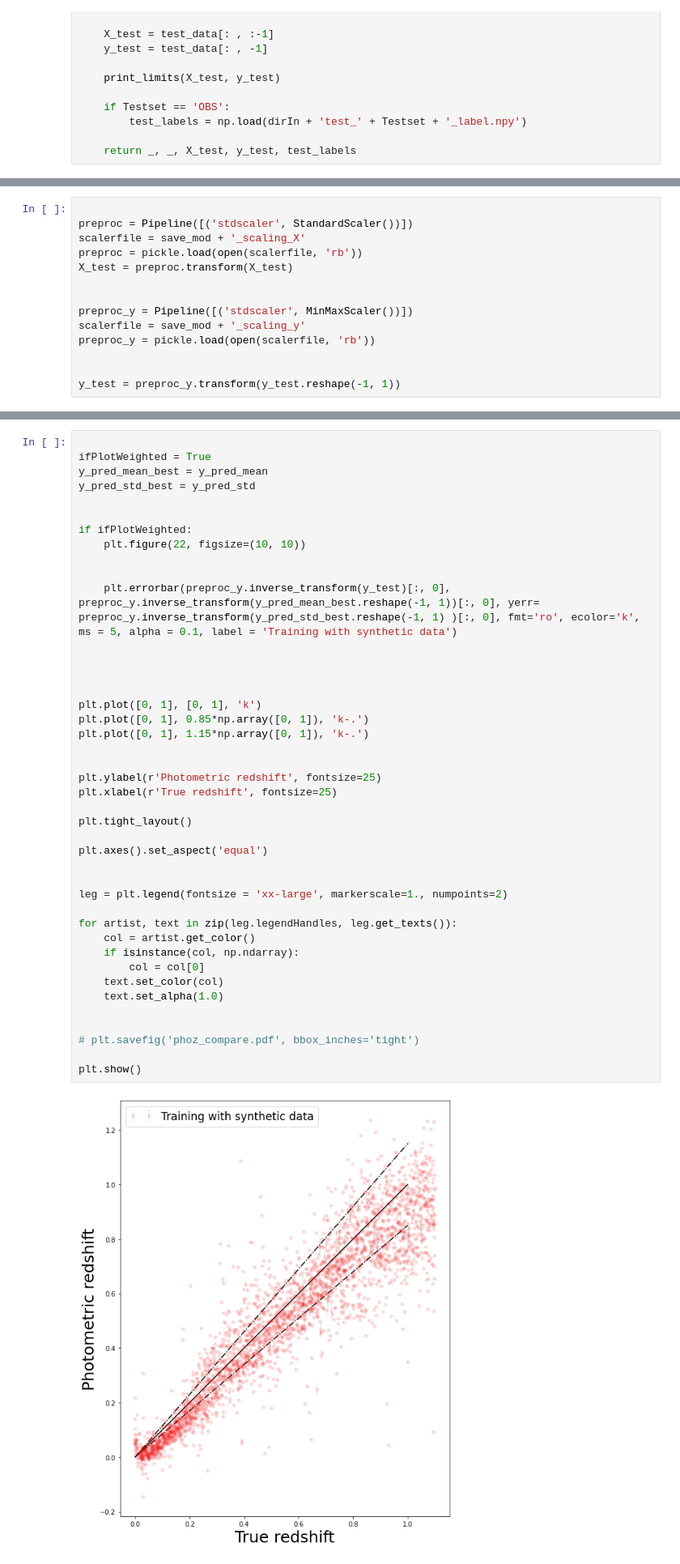
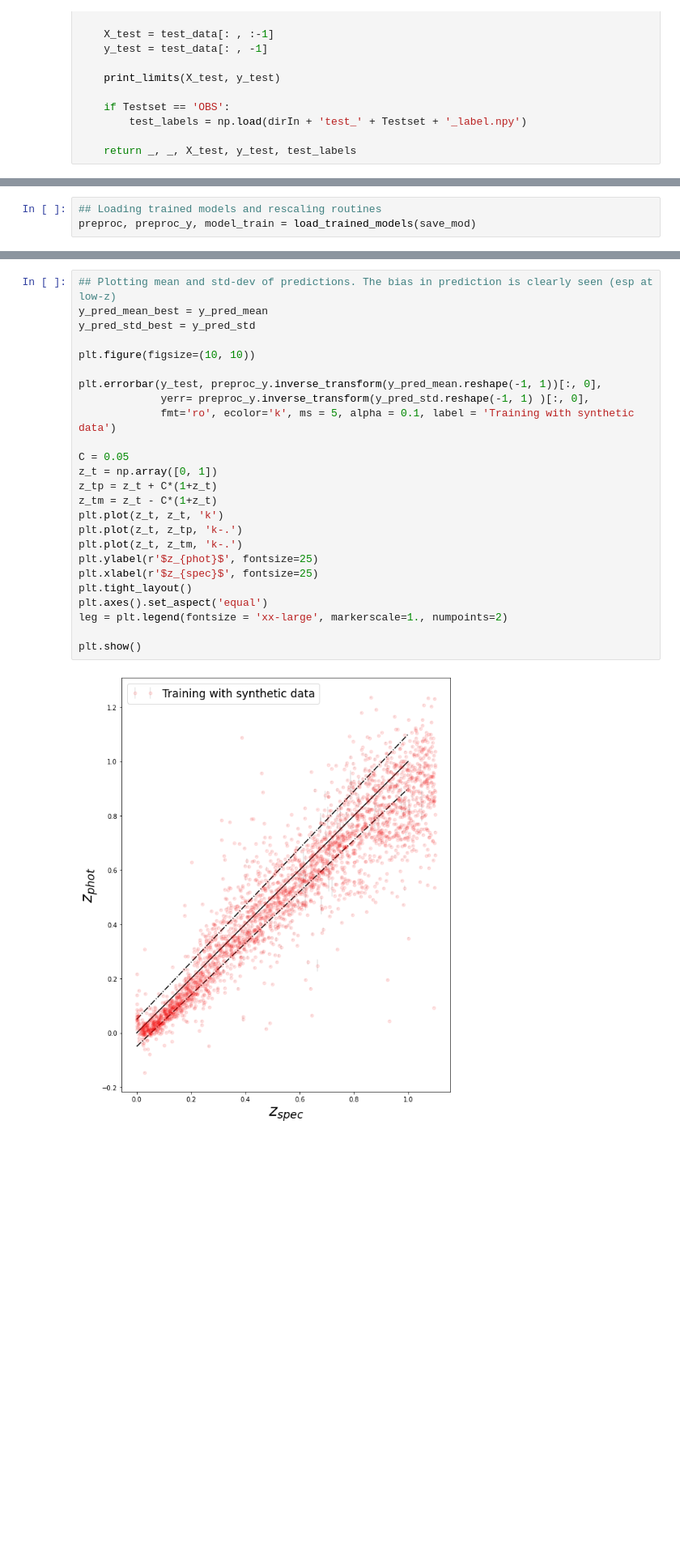
Before and after one commit to nesar/MDN_phoZ, a Jupyter notebook: Zpred_net.ipynb, the cells around one changed output, grey strips where cells are left out. Shown at 81% size. Cells and saved outputs as stored; diff of their text form; blank space fills up the shorter version.

```diff
--- a/Zpred_net.ipynb
+++ b/Zpred_net.ipynb
@@ -99,14 +117,0 @@ Size of output in test data: (2926,)
-# %%
-
-preproc = Pipeline([('stdscaler', StandardScaler())])
-scalerfile = save_mod + '_scaling_X'
-preproc = pickle.load(open(scalerfile, 'rb'))
-X_test = preproc.transform(X_test)
-
-
-preproc_y = Pipeline([('stdscaler', MinMaxScaler())])
-scalerfile = save_mod + '_scaling_y'
-preproc_y = pickle.load(open(scalerfile, 'rb'))
-
-
-y_test = preproc_y.transform(y_test.reshape(-1, 1))
@@ -139 +118,4 @@ model_train = Model([inputs, y_true], [mu, var, pi], name='mdn')
+# %%
+## Loading trained models and rescaling routines
+preproc, preproc_y, model_train = load_trained_models(save_mod)
 # %%
@@ -157,45 +130,28 @@ truelabel = np.array([y_test_all[:, 0], label_test])
 # %%
-
-ifPlotWeighted = True
+## Plotting mean and std-dev of predictions. The bias in prediction is clearly seen (esp at low-z)
 y_pred_mean_best = y_pred_mean
 y_pred_std_best = y_pred_std
 
+plt.figure(figsize=(10, 10))
 
-if ifPlotWeighted:
-    plt.figure(22, figsize=(10, 10))
+plt.errorbar(y_test, preproc_y.inverse_transform(y_pred_mean.reshape(-1, 1))[:, 0],
+             yerr= preproc_y.inverse_transform(y_pred_std.reshape(-1, 1) )[:, 0],
+             fmt='ro', ecolor='k', ms = 5, alpha = 0.1, label = 'Training with synthetic data')
 
-
-    plt.errorbar(preproc_y.inverse_transform(y_test)[:, 0], preproc_y.inverse_transform(y_pred_mean_best.reshape(-1, 1))[:, 0], yerr= preproc_y.inverse_transform(y_pred_std_best.reshape(-1, 1) )[:, 0], fmt='ro', ecolor='k', ms = 5, alpha = 0.1, label = 'Training with synthetic data')
-
-
-
-
-plt.plot([0, 1], [0, 1], 'k')
-plt.plot([0, 1], 0.85*np.array([0, 1]), 'k-.')
-plt.plot([0, 1], 1.15*np.array([0, 1]), 'k-.')
-
-
-plt.ylabel(r'Photometric redshift', fontsize=25)
-plt.xlabel(r'True redshift', fontsize=25)
-
+C = 0.05
+z_t = np.array([0, 1])
+z_tp = z_t + C*(1+z_t)
+z_tm = z_t - C*(1+z_t)
+plt.plot(z_t, z_t, 'k')
+plt.plot(z_t, z_tp, 'k-.')
+plt.plot(z_t, z_tm, 'k-.')
+plt.ylabel(r'$z_{phot}$', fontsize=25)
+plt.xlabel(r'$z_{spec}$', fontsize=25)
 plt.tight_layout()
-
 plt.axes().set_aspect('equal')
-
-
 leg = plt.legend(fontsize = 'xx-large', markerscale=1., numpoints=2)
 
-for artist, text in zip(leg.legendHandles, leg.get_texts()):
-    col = artist.get_color()
-    if isinstance(col, np.ndarray):
-        col = col[0]
-    text.set_color(col)
-    text.set_alpha(1.0)
-
-
-# plt.savefig('phoz_compare.pdf', bbox_inches='tight')
-
 plt.show()
 # %% [output]
-[figure, old version]
+[figure, new version]
 # %%
```
Also changed, not shown: parts of 15 cells of this notebook.
